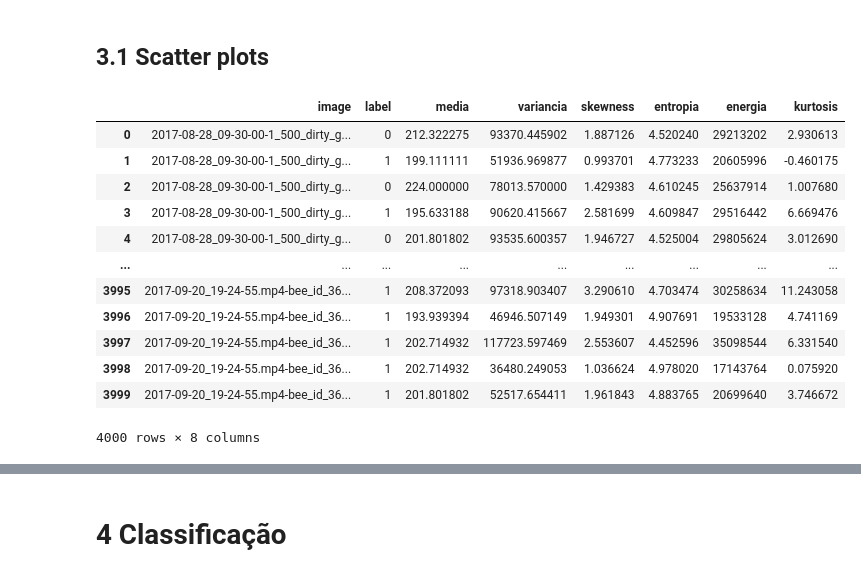
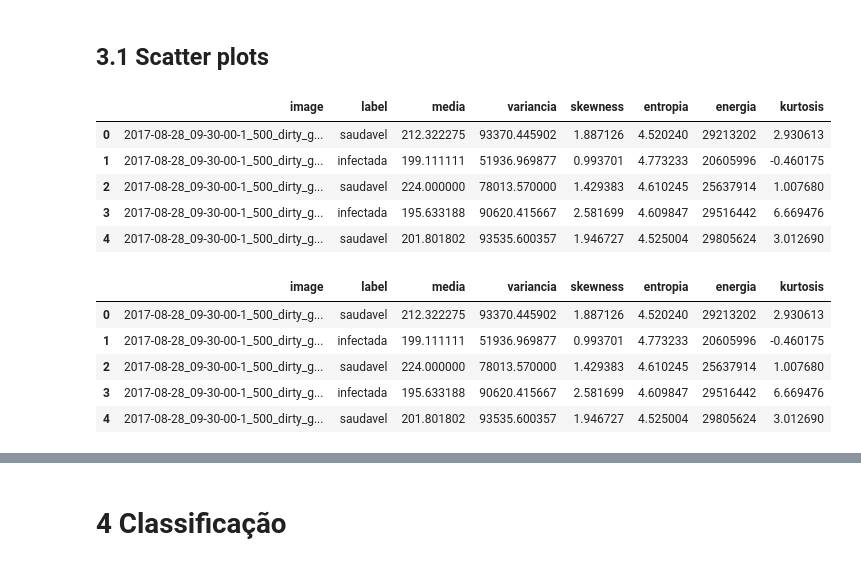
Before and after one commit to bianca-01/VarroaDetection, a Jupyter notebook: mlp_classifier/main.ipynb, the cells around one changed output, grey strips where cells are left out. Saved outputs shown, nothing was run; the diff lists cells and outputs as text; code cells hidden in the pictures.

```diff
--- a/mlp_classifier/main.ipynb
+++ b/mlp_classifier/main.ipynb
@@ -87,7 +86,7 @@ dfInf
 | 3946 | 2017-10-17_16-41-10.mp4-bee_id_73... | 1 |
 3947 rows × 2 columns
 # %%
-dfBal = pd.concat([dfSaf.loc[:1999], dfInf.loc[:1999]])
+dfBal = pd.concat([dfSaf.loc[:3899], dfInf.loc[:3899]])
 dfBal.sort_values(by='image', inplace=True)
 dfBal.index = [i for i in range(len(dfBal))]
 dfBal
@@ -213,0 +235,4 @@ Saved!
+# %%
+xOriginal = load_pickle(path['pickle']+'feats_original.pickle')
+xBalancead =  load_pickle(path['pickle']+'feats_original_balancead.pickle')
+xNegativo =  load_pickle(path['pickle']+'feats_negative.pickle')
@@ -219,19 +256,24 @@ dfFeatsBal = pd.DataFrame(xBalancead,  columns=['media', 'variancia','skewness',
 # %%
 dfNew = pd.concat([df, dfFeats], axis=1)
 dfNewBal = pd.concat([dfBal,dfFeatsBal], axis=1)
+# %%
+dfNew['label'].replace([1,0],['infectada','saudavel'],inplace=True)
+dfNewBal['label'].replace([1,0],['infectada','saudavel'],inplace=True)
 # %%
-dfNewBal
+dfNewBal.head()
 # %% [output]
 |  | image | label | media | variancia | skewness | entropia | energia | kurtosis |
-| 0 | 2017-08-28_09-30-00-1_500_dirty_g... | 0 | 212.322275 | 93370.445902 | 1.887126 | 4.520240 | 29213202 | 2.930613 |
-| 1 | 2017-08-28_09-30-00-1_500_dirty_g... | 1 | 199.111111 | 51936.969877 | 0.993701 | 4.773233 | 20605996 | -0.460175 |
-| 2 | 2017-08-28_09-30-00-1_500_dirty_g... | 0 | 224.000000 | 78013.570000 | 1.429383 | 4.610245 | 25637914 | 1.007680 |
-| 3 | 2017-08-28_09-30-00-1_500_dirty_g... | 1 | 195.633188 | 90620.415667 | 2.581699 | 4.609847 | 29516442 | 6.669476 |
-| 4 | 2017-08-28_09-30-00-1_500_dirty_g... | 0 | 201.801802 | 93535.600357 | 1.946727 | 4.525004 | 29805624 | 3.012690 |
-| ... | ... | ... | ... | ... | ... | ... | ... | ... |
-| 3995 | 2017-09-20_19-24-55.mp4-bee_id_36... | 1 | 208.372093 | 97318.903407 | 3.290610 | 4.703474 | 30258634 | 11.243058 |
-| 3996 | 2017-09-20_19-24-55.mp4-bee_id_36... | 1 | 193.939394 | 46946.507149 | 1.949301 | 4.907691 | 19533128 | 4.741169 |
-| 3997 | 2017-09-20_19-24-55.mp4-bee_id_36... | 1 | 202.714932 | 117723.597469 | 2.553607 | 4.452596 | 35098544 | 6.331540 |
-| 3998 | 2017-09-20_19-24-55.mp4-bee_id_36... | 1 | 202.714932 | 36480.249053 | 1.036624 | 4.978020 | 17143764 | 0.075920 |
-| 3999 | 2017-09-20_19-24-55.mp4-bee_id_36... | 1 | 201.801802 | 52517.654411 | 1.961843 | 4.883765 | 20699640 | 3.746672 |
+| 0 | 2017-08-28_09-30-00-1_500_dirty_g... | saudavel | 212.322275 | 93370.445902 | 1.887126 | 4.520240 | 29213202 | 2.930613 |
+| 1 | 2017-08-28_09-30-00-1_500_dirty_g... | infectada | 199.111111 | 51936.969877 | 0.993701 | 4.773233 | 20605996 | -0.460175 |
+| 2 | 2017-08-28_09-30-00-1_500_dirty_g... | saudavel | 224.000000 | 78013.570000 | 1.429383 | 4.610245 | 25637914 | 1.007680 |
+| 3 | 2017-08-28_09-30-00-1_500_dirty_g... | infectada | 195.633188 | 90620.415667 | 2.581699 | 4.609847 | 29516442 | 6.669476 |
+| 4 | 2017-08-28_09-30-00-1_500_dirty_g... | saudavel | 201.801802 | 93535.600357 | 1.946727 | 4.525004 | 29805624 | 3.012690 |
-4000 rows × 8 columns
+# %%
+dfNew.head()
+# %% [output]
+|  | image | label | media | variancia | skewness | entropia | energia | kurtosis |
+| 0 | 2017-08-28_09-30-00-1_500_dirty_g... | saudavel | 212.322275 | 93370.445902 | 1.887126 | 4.520240 | 29213202 | 2.930613 |
+| 1 | 2017-08-28_09-30-00-1_500_dirty_g... | infectada | 199.111111 | 51936.969877 | 0.993701 | 4.773233 | 20605996 | -0.460175 |
+| 2 | 2017-08-28_09-30-00-1_500_dirty_g... | saudavel | 224.000000 | 78013.570000 | 1.429383 | 4.610245 | 25637914 | 1.007680 |
+| 3 | 2017-08-28_09-30-00-1_500_dirty_g... | infectada | 195.633188 | 90620.415667 | 2.581699 | 4.609847 | 29516442 | 6.669476 |
+| 4 | 2017-08-28_09-30-00-1_500_dirty_g... | saudavel | 201.801802 | 93535.600357 | 1.946727 | 4.525004 | 29805624 | 3.012690 |
```
Also changed, not shown: parts of 31 cells of this notebook.
